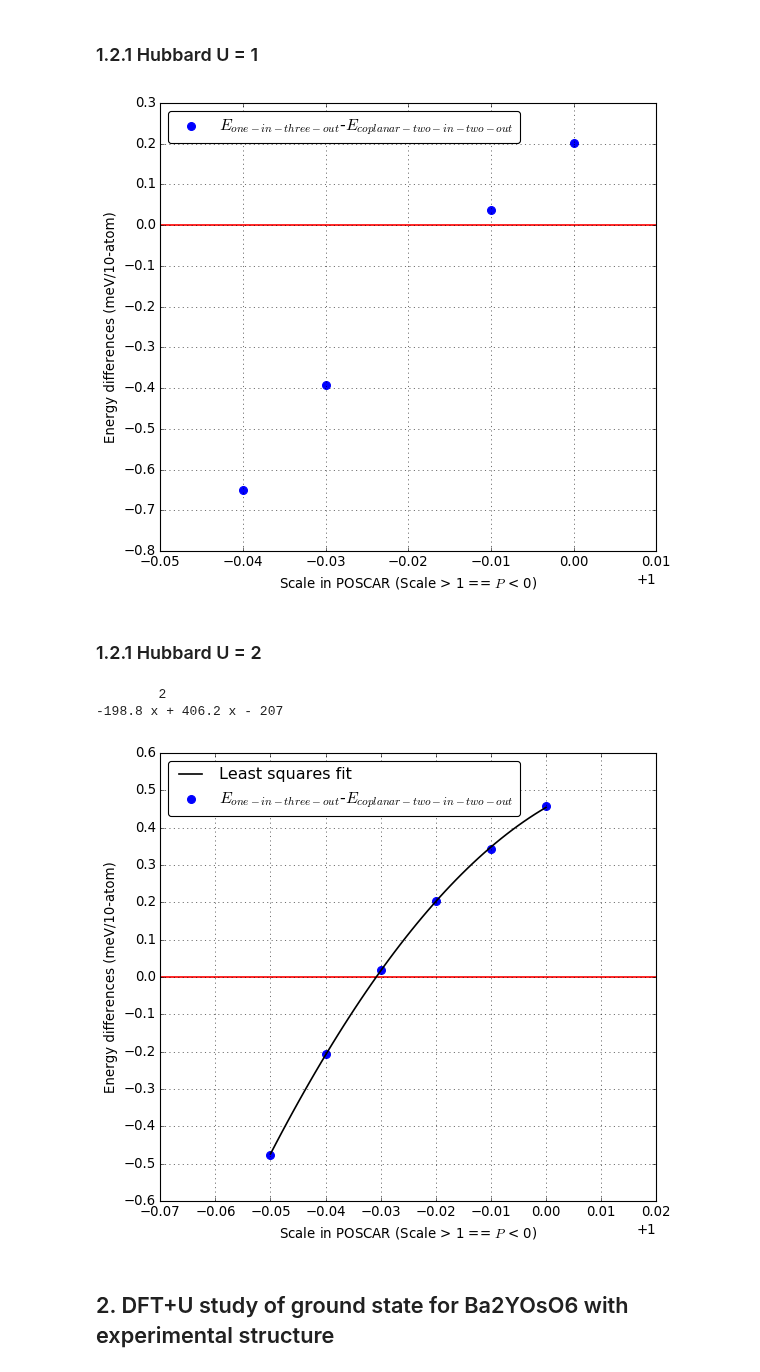
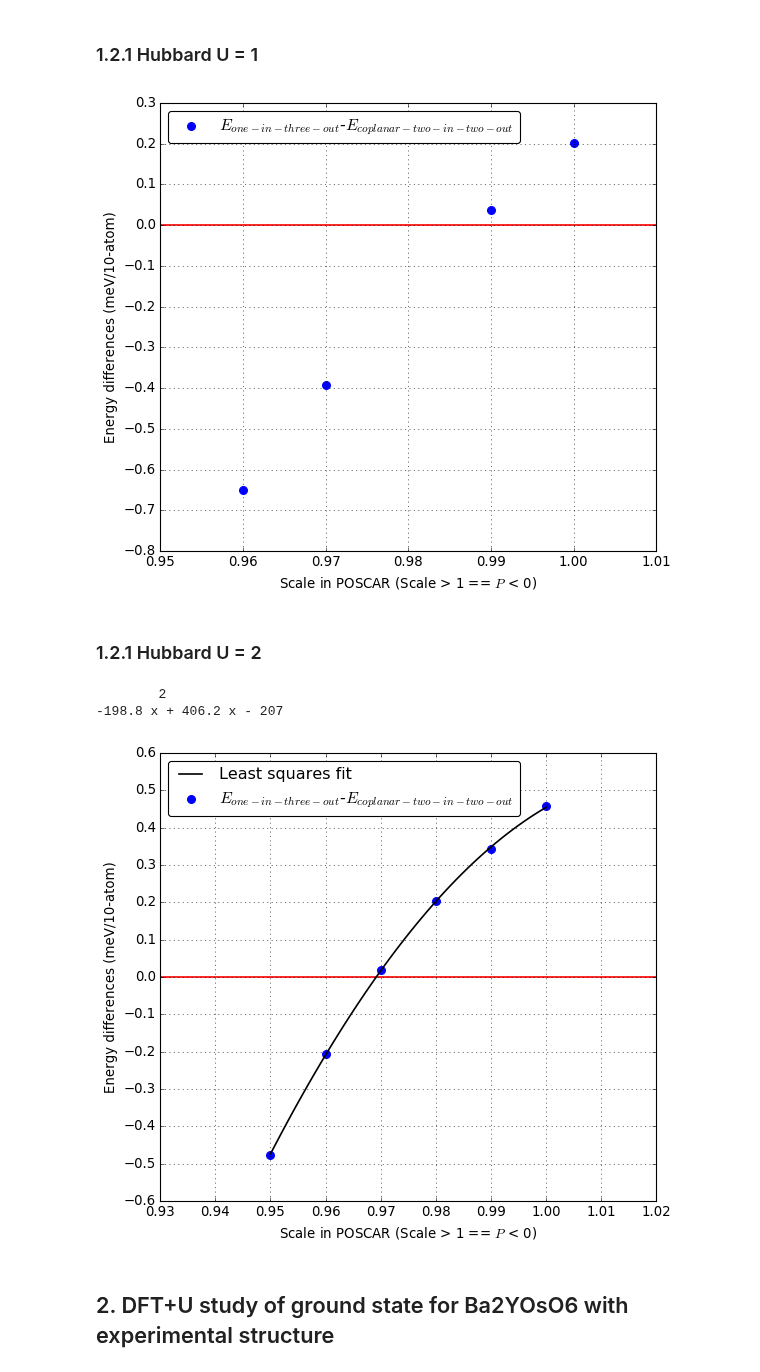
Before and after one commit to yw-fang/readingnotes, a Jupyter notebook: matsci/project2017/double-perovskite/DFT-plotting/BYOO_pressure_U_energies.ipynb, the cells around one changed output. Saved outputs shown, nothing was run; the diff lists cells and outputs as text; code cells hidden in the pictures.

Commit message:
Turn off the offset-values for the axes: mpl.rcParams["axes.formatter.useoffset"]=False; replot again

```diff
--- a/matsci/project2017/double-perovskite/DFT-plotting/BYOO_pressure_U_energies.ipynb
+++ b/matsci/project2017/double-perovskite/DFT-plotting/BYOO_pressure_U_energies.ipynb
@@ -692,6 +692,7 @@ mpl.rcParams['legend.fancybox'] = True
 mpl.rcParams['legend.scatterpoints'] = 1 #scatterpoints,
 #it's the numer of maker points in the legend when
 #creating a legend entry for a scatter plot
+mpl.rcParams["axes.formatter.useoffset"]=False
 
 import matplotlib.pyplot as plt
 import numpy as np
@@ -729,7 +730,7 @@ pp1.savefig(fig1)
 
 pp1.close()
 # %% [output]
-[figure, old version]
+[figure, new version]
 # %% [markdown]
 ### 1.2.1 Hubbard U = 2
 # %%
@@ -753,6 +754,7 @@ mpl.rcParams['legend.fancybox'] = True
 mpl.rcParams['legend.scatterpoints'] = 1 #scatterpoints,
 #it's the numer of maker points in the legend when
 #creating a legend entry for a scatter plot
+mpl.rcParams["axes.formatter.useoffset"]=False
 
 import matplotlib.pyplot as plt
 import numpy as np
@@ -779,34 +781,34 @@ ax1_1.scatter(POSCAR_Scale, E5_2array, s=50, color='b', label='$E_{one-in-three-
 ax1_1.legend(loc="upper left")
 #plt.xticks(x, SpinConfLabel, rotation='270')
 plt.setp(ax1_1.get_xticklabels(), visible=True)
 ax1_1.set_xlabel('Scale in POSCAR (Scale > 1 == $P$ < 0)')
 ax1_1.set_ylabel('Energy differences (meV/10-atom)')
 ax1_1.locator_params(nbins=20, axis='y')
 ax1_1.grid()
 ax1_1.axhline(y=0, color='r', linestyle='-')
 
 ############
 ###this is the fitting part using Least squares polynomial fit.
 # calculate polynomial
 z = np.polyfit(POSCAR_Scale, E5_2array, 2)
 f = np.poly1d(z)
 print(f)
 # calculate new x's and y's
 x_new = np.linspace(POSCAR_Scale[0], POSCAR_Scale[-1], 50)
 y_new = f(x_new)
 #ax1_1.plot(SOCVALUE,E5_2array,'o', x_new, y_new, label='Fitted line')
 ax1_1.plot(x_new, y_new, label='Least squares fit', color='k')
 ax1_1.legend(loc="best")
 ############
 
 pp1 = PdfPages('volume-energydiffU2.pdf')
 pp1.savefig(fig1)
 
 pp1.close()
 # %% [output]
         2
 -198.8 x + 406.2 x - 207
-[figure, old version]
+[figure, new version]
 # %% [markdown]
 ## 2. DFT+U study of ground state for Ba2YOsO6 with experimental structure
 # %%
```
Also changed, not shown: parts of 1 cell of this notebook.
